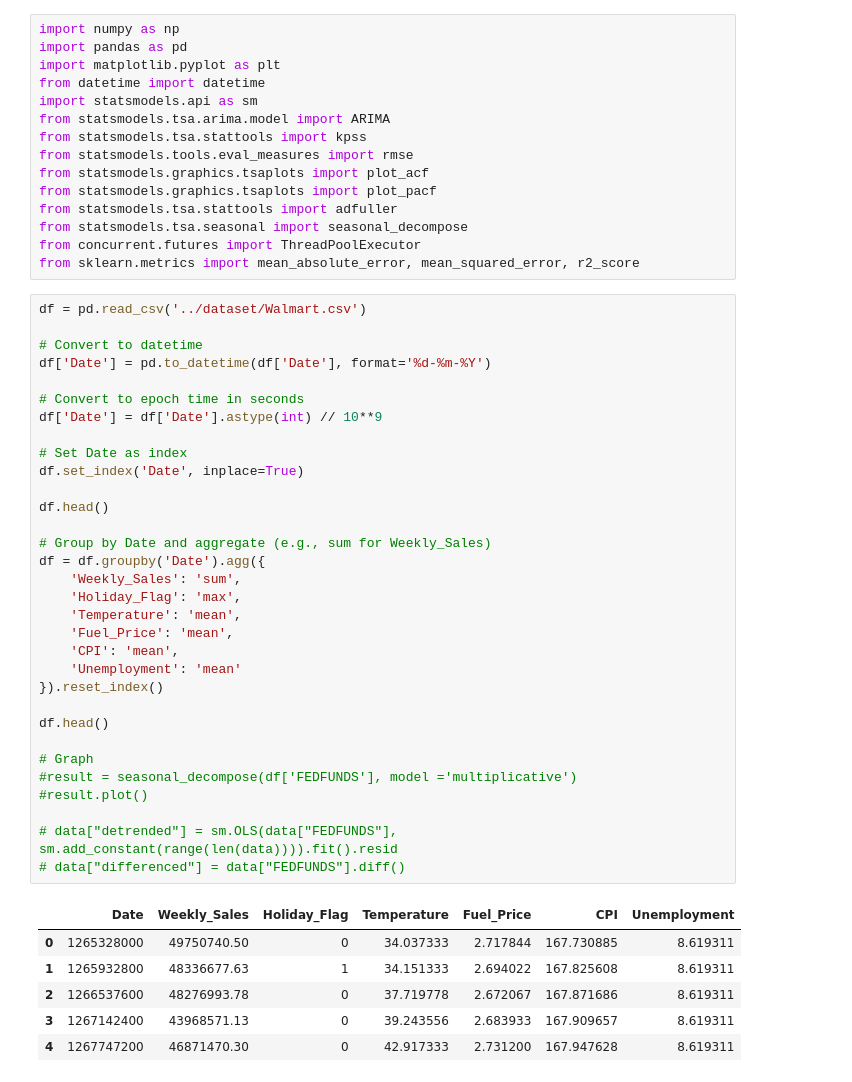
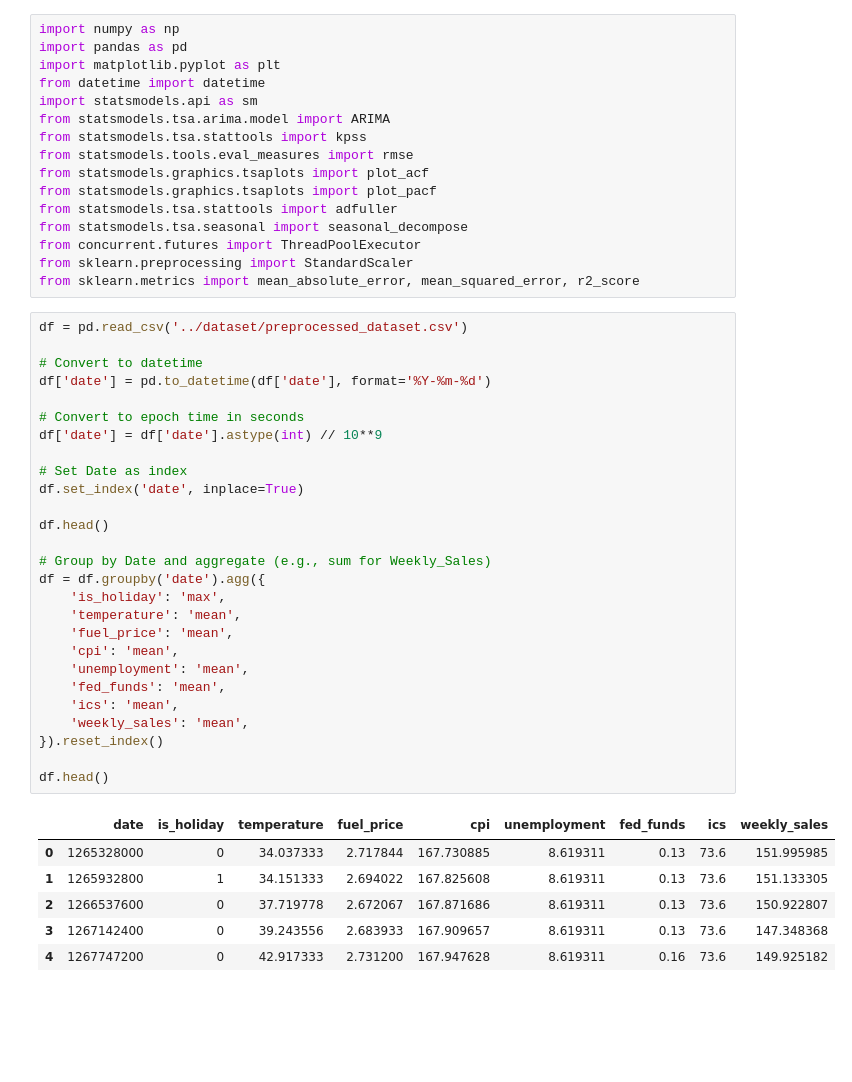
Before and after one commit to random-logic/Demand-Forecast, a Jupyter notebook: src/ARIMAX.ipynb, the cells around one changed output. Cells and saved outputs as stored; diff of their text form; blank space fills up the shorter version.

```diff
--- a/src/ARIMAX.ipynb
+++ b/src/ARIMAX.ipynb
@@ -12,46 +12,42 @@ from statsmodels.graphics.tsaplots import plot_pacf
 from statsmodels.tsa.stattools import adfuller
 from statsmodels.tsa.seasonal import seasonal_decompose
 from concurrent.futures import ThreadPoolExecutor
+from sklearn.preprocessing import StandardScaler
 from sklearn.metrics import mean_absolute_error, mean_squared_error, r2_score
 # %%
-df = pd.read_csv('../dataset/Walmart.csv')
+df = pd.read_csv('../dataset/preprocessed_dataset.csv')
 
 # Convert to datetime
-df['Date'] = pd.to_datetime(df['Date'], format='%d-%m-%Y')
+df['date'] = pd.to_datetime(df['date'], format='%Y-%m-%d')
 
 # Convert to epoch time in seconds
-df['Date'] = df['Date'].astype(int) // 10**9
+df['date'] = df['date'].astype(int) // 10**9
 
 # Set Date as index
-df.set_index('Date', inplace=True)
+df.set_index('date', inplace=True)
 
 df.head()
 
 # Group by Date and aggregate (e.g., sum for Weekly_Sales)
-df = df.groupby('Date').agg({
-    'Weekly_Sales': 'sum',
-    'Holiday_Flag': 'max',
-    'Temperature': 'mean',
-    'Fuel_Price': 'mean',
-    'CPI': 'mean',
-    'Unemployment': 'mean'
+df = df.groupby('date').agg({
+    'is_holiday': 'max',
+    'temperature': 'mean',
+    'fuel_price': 'mean',
+    'cpi': 'mean',
+    'unemployment': 'mean',
+    'fed_funds': 'mean',
+    'ics': 'mean',
+    'weekly_sales': 'mean',
 }).reset_index()
 
 df.head()
-
-# Graph
-#result = seasonal_decompose(df['FEDFUNDS'], model ='multiplicative')
-#result.plot()
-
-# data["detrended"] = sm.OLS(data["FEDFUNDS"], sm.add_constant(range(len(data)))).fit().resid
-# data["differenced"] = data["FEDFUNDS"].diff()
 # %% [output]
-|  | Date | Weekly_Sales | Holiday_Flag | Temperature | Fuel_Price | CPI | Unemployment |
-| 0 | 1265328000 | 49750740.50 | 0 | 34.037333 | 2.717844 | 167.730885 | 8.619311 |
-| 1 | 1265932800 | 48336677.63 | 1 | 34.151333 | 2.694022 | 167.825608 | 8.619311 |
-| 2 | 1266537600 | 48276993.78 | 0 | 37.719778 | 2.672067 | 167.871686 | 8.619311 |
-| 3 | 1267142400 | 43968571.13 | 0 | 39.243556 | 2.683933 | 167.909657 | 8.619311 |
-| 4 | 1267747200 | 46871470.30 | 0 | 42.917333 | 2.731200 | 167.947628 | 8.619311 |
+|  | date | is_holiday | temperature | fuel_price | cpi | unemployment | fed_funds | ics | weekly_sales |
+| 0 | 1265328000 | 0 | 34.037333 | 2.717844 | 167.730885 | 8.619311 | 0.13 | 73.6 | 151.995985 |
+| 1 | 1265932800 | 1 | 34.151333 | 2.694022 | 167.825608 | 8.619311 | 0.13 | 73.6 | 151.133305 |
+| 2 | 1266537600 | 0 | 37.719778 | 2.672067 | 167.871686 | 8.619311 | 0.13 | 73.6 | 150.922807 |
+| 3 | 1267142400 | 0 | 39.243556 | 2.683933 | 167.909657 | 8.619311 | 0.13 | 73.6 | 147.348368 |
+| 4 | 1267747200 | 0 | 42.917333 | 2.731200 | 167.947628 | 8.619311 | 0.16 | 73.6 | 149.925182 |
 # %%
 # Plot Weekly Sales over Time
 plt.figure(figsize=(12, 6))
```
Also changed, not shown: parts of 4 cells of this notebook, 4 other files.
